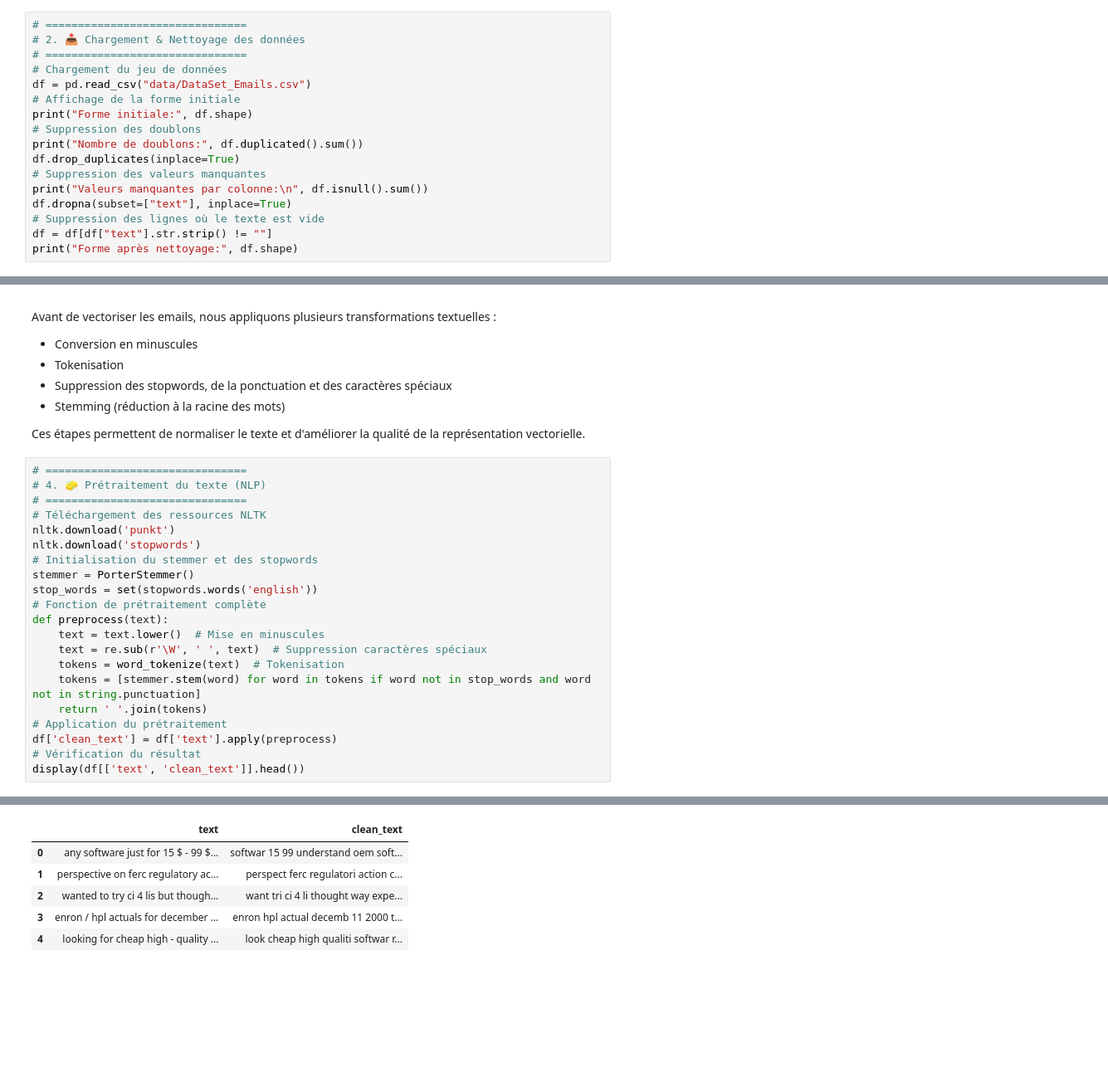
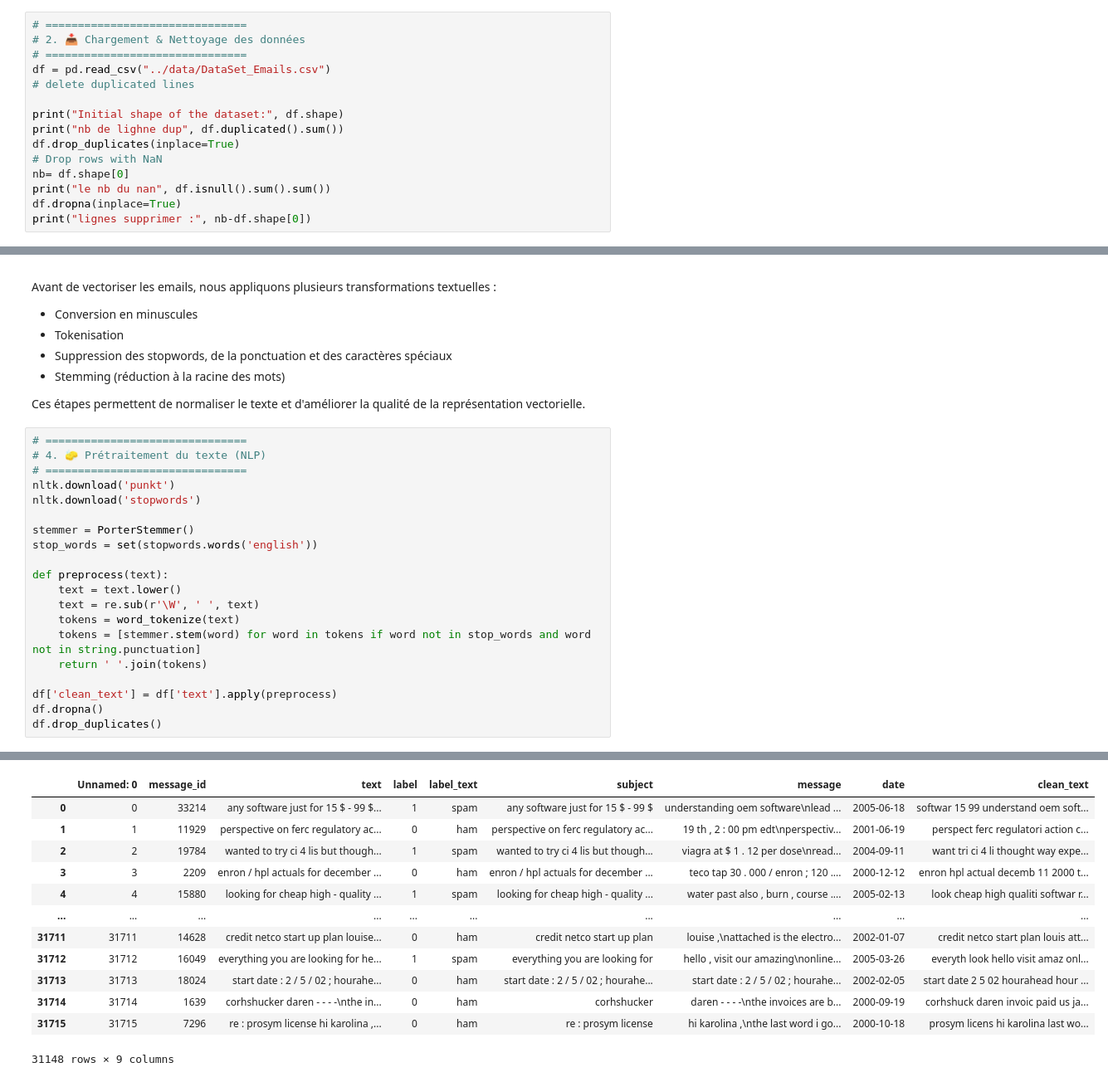
Before and after one commit to Ilhamelgharbi/email-spam-detector-nlp-ml, a Jupyter notebook: email_filter.ipynb, the cells around one changed output, grey strips where cells are left out. Shown at 83% size. Saved outputs shown, nothing was run; the diff lists cells and outputs as text; blank space fills up the shorter version.

```diff
--- a/email_filter.ipynb
+++ b/email_filter.ipynb
@@ -61,17 +44,15 @@ Cela permet de garantir la qualité des données avant toute analyse ou modélis
 # ===============================
 # 2. 📥 Chargement & Nettoyage des données
 # ===============================
-# Chargement du jeu de données
-df = pd.read_csv("data/DataSet_Emails.csv")
-# Affichage de la forme initiale
-print("Forme initiale:", df.shape)
-# Suppression des doublons
-print("Nombre de doublons:", df.duplicated().sum())
+df = pd.read_csv("../data/DataSet_Emails.csv")
+# delete duplicated lines
+
+print("Initial shape of the dataset:", df.shape)
+print("nb de lighne dup", df.duplicated().sum())
 df.drop_duplicates(inplace=True)
-# Suppression des valeurs manquantes
-print("Valeurs manquantes par colonne:\n", df.isnull().sum())
-df.dropna(subset=["text"], inplace=True)
-# Suppression des lignes où le texte est vide
-df = df[df["text"].str.strip() != ""]
-print("Forme après nettoyage:", df.shape)
+# Drop rows with NaN
+nb= df.shape[0]
+print("le nb du nan", df.isnull().sum().sum())
+df.dropna(inplace=True)
+print("lignes supprimer :", nb-df.shape[0])
 # %% [output]
@@ -200,23 +136,22 @@ Ces étapes permettent de normaliser le texte et d'améliorer la qualité de la
 # ===============================
 # 4. 🧽 Prétraitement du texte (NLP)
 # ===============================
-# Téléchargement des ressources NLTK
 nltk.download('punkt')
 nltk.download('stopwords')
-# Initialisation du stemmer et des stopwords
+
 stemmer = PorterStemmer()
 stop_words = set(stopwords.words('english'))
-# Fonction de prétraitement complète
+
 def preprocess(text):
-    text = text.lower()  # Mise en minuscules
-    text = re.sub(r'\W', ' ', text)  # Suppression caractères spéciaux
-    tokens = word_tokenize(text)  # Tokenisation
+    text = text.lower()
+    text = re.sub(r'\W', ' ', text)
+    tokens = word_tokenize(text)
     tokens = [stemmer.stem(word) for word in tokens if word not in stop_words and word not in string.punctuation]
     return ' '.join(tokens)
-# Application du prétraitement
+
 df['clean_text'] = df['text'].apply(preprocess)
-# Vérification du résultat
-display(df[['text', 'clean_text']].head())
+df.dropna()
+df.drop_duplicates()
 # %% [output]
 [nltk_data] Downloading package punkt to
 [nltk_data]     C:\Users\user\AppData\Roaming\nltk_data...
@@ -228,9 +162,16 @@ display(df[['text', 'clean_text']].head())
-|  | text | clean_text |
-| 0 | any software just for 15 $ - 99 $... | softwar 15 99 understand oem soft... |
-| 1 | perspective on ferc regulatory ac... | perspect ferc regulatori action c... |
-| 2 | wanted to try ci 4 lis but though... | want tri ci 4 li thought way expe... |
-| 3 | enron / hpl actuals for december ... | enron hpl actual decemb 11 2000 t... |
-| 4 | looking for cheap high - quality ... | look cheap high qualiti softwar r... |
+|  | Unnamed: 0 | message_id | text | label | label_text | subject | message | date | clean_text |
+| 0 | 0 | 33214 | any software just for 15 $ - 99 $... | 1 | spam | any software just for 15 $ - 99 $ | understanding oem software\nlead ... | 2005-06-18 | softwar 15 99 understand oem soft... |
+| 1 | 1 | 11929 | perspective on ferc regulatory ac... | 0 | ham | perspective on ferc regulatory ac... | 19 th , 2 : 00 pm edt\nperspectiv... | 2001-06-19 | perspect ferc regulatori action c... |
+| 2 | 2 | 19784 | wanted to try ci 4 lis but though... | 1 | spam | wanted to try ci 4 lis but though... | viagra at $ 1 . 12 per dose\nread... | 2004-09-11 | want tri ci 4 li thought way expe... |
+| 3 | 3 | 2209 | enron / hpl actuals for december ... | 0 | ham | enron / hpl actuals for december ... | teco tap 30 . 000 / enron ; 120 .... | 2000-12-12 | enron hpl actual decemb 11 2000 t... |
+| 4 | 4 | 15880 | looking for cheap high - quality ... | 1 | spam | looking for cheap high - quality ... | water past also , burn , course .... | 2005-02-13 | look cheap high qualiti softwar r... |
+| ... | ... | ... | ... | ... | ... | ... | ... | ... | ... |
+| 31711 | 31711 | 14628 | credit netco start up plan louise... | 0 | ham | credit netco start up plan | louise ,\nattached is the electro... | 2002-01-07 | credit netco start plan louis att... |
+| 31712 | 31712 | 16049 | everything you are looking for he... | 1 | spam | everything you are looking for | hello , visit our amazing\nonline... | 2005-03-26 | everyth look hello visit amaz onl... |
+| 31713 | 31713 | 18024 | start date : 2 / 5 / 02 ; hourahe... | 0 | ham | start date : 2 / 5 / 02 ; hourahe... | start date : 2 / 5 / 02 ; hourahe... | 2002-02-05 | start date 2 5 02 hourahead hour ... |
+| 31714 | 31714 | 1639 | corhshucker daren - - - -\nthe in... | 0 | ham | corhshucker | daren - - - -\nthe invoices are b... | 2000-09-19 | corhshuck daren invoic paid us ja... |
+| 31715 | 31715 | 7296 | re : prosym license hi karolina ,... | 0 | ham | re : prosym license | hi karolina ,\nthe last word i go... | 2000-10-18 | prosym licens hi karolina last wo... |
+31148 rows × 9 columns
 # %% [markdown]
 
 ---
```
Also changed, not shown: parts of 14 cells of this notebook.
